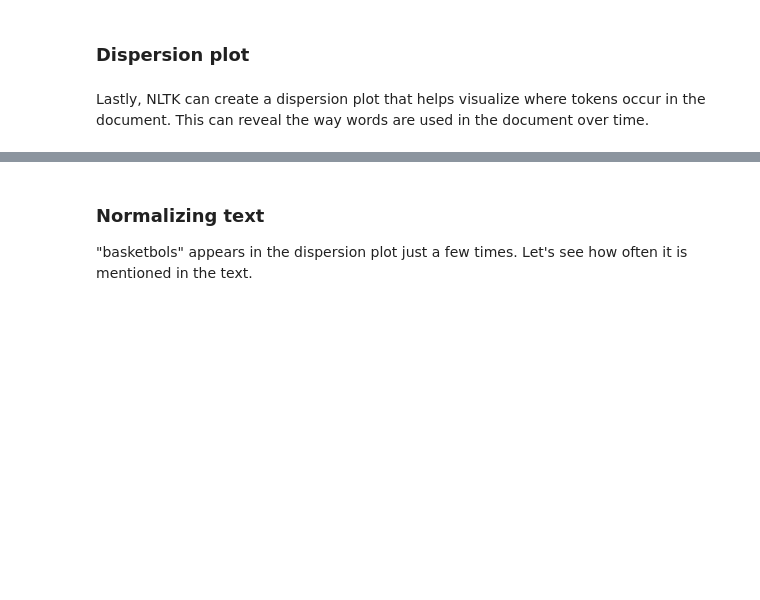
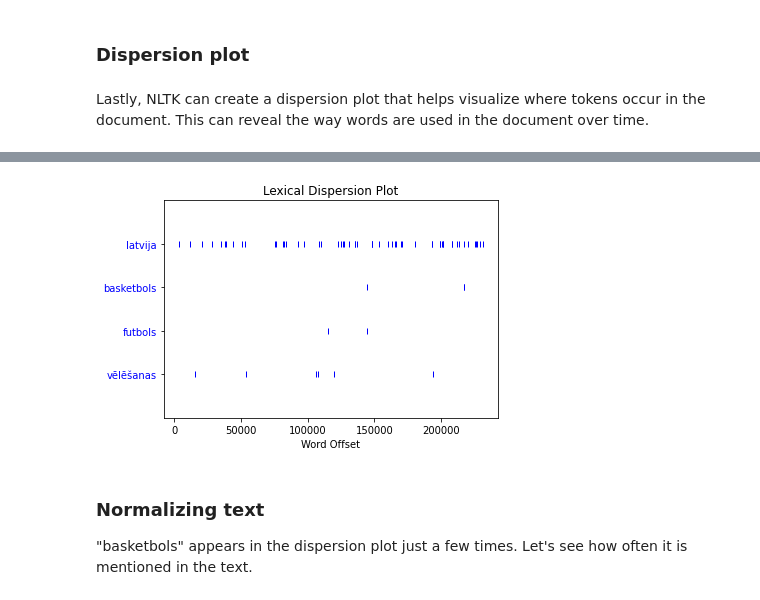
Before and after one commit to ValRCS/BSSDH_22, a Jupyter notebook: notebooks/NLTK_Introduction.ipynb, the cells around one changed output, grey strips where cells are left out. Drawn from its saved outputs; the diff is of its cells as text; code cells hidden in the pictures; blank space fills up the shorter version.

```diff
--- a/notebooks/NLTK_Introduction.ipynb
+++ b/notebooks/NLTK_Introduction.ipynb
@@ -583,5 +669,5 @@ Choose Download
 # %% [markdown]
 Lastly, NLTK can create a dispersion plot that helps visualize where tokens occur in the document. This can reveal the way words are used in the document over time.
 # %%
-text.dispersion_plot(['Latvija', 'basketbols', 'futbols', 'vēlēšanas'])
+text.dispersion_plot(['latvija', 'basketbols', 'futbols', 'vēlēšanas'])
 # %% [output]
@@ -590,3 +674,4 @@ text.dispersion_plot(['Latvija', 'basketbols', 'futbols', 'vēlēšanas'])
+[figure, added]
 # %% [markdown]
 ### Normalizing text
 
```
Also changed, not shown: parts of 30 cells of this notebook.
